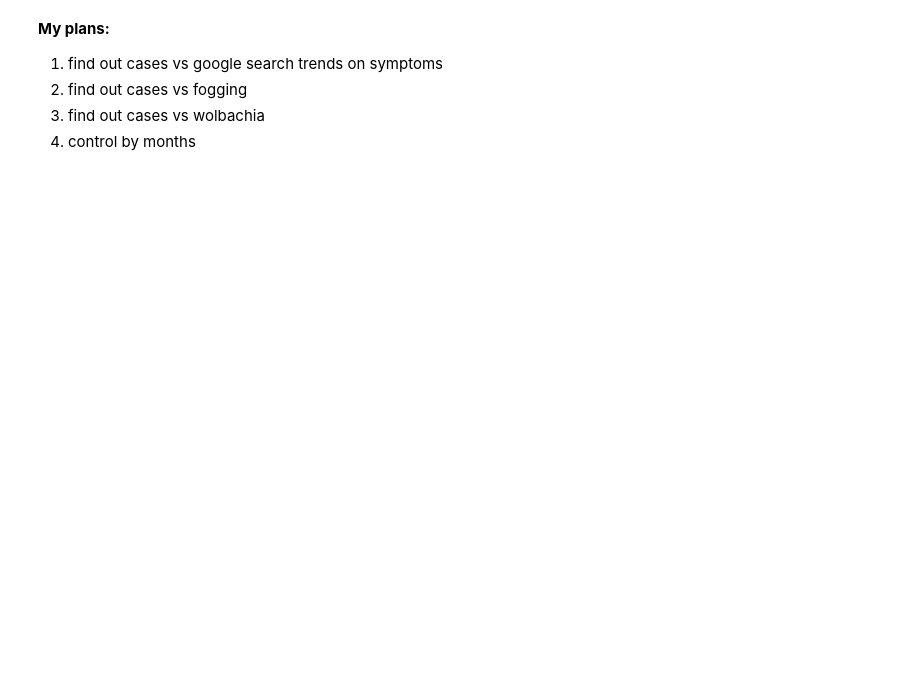
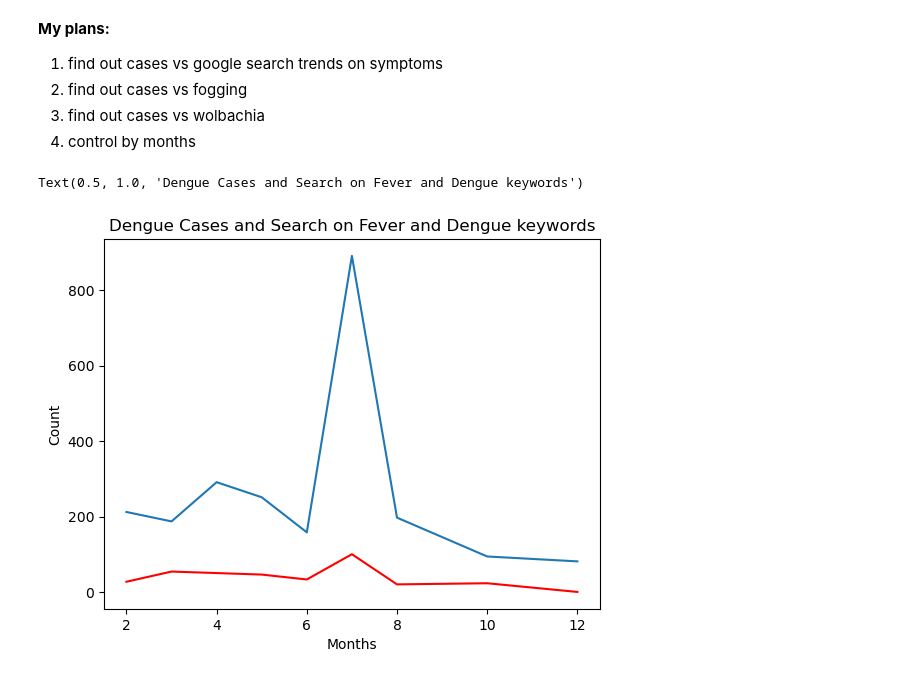
Before and after one commit to lishing/ga_project4_dsif9, a Jupyter notebook: Code/03_EDA/3b_GoogleTrends.ipynb, the cells around one changed output. Cells and saved outputs as stored; diff of their text form; code cells hidden in the pictures; blank space fills up the shorter version.

```diff
--- a/Code/03_EDA/3b_GoogleTrends.ipynb
+++ b/Code/03_EDA/3b_GoogleTrends.ipynb
@@ -182,3 +187,16 @@ Name: dengue_sum, dtype: float64
 2. find out cases vs fogging
 3. find out cases vs wolbachia
 4. control by months
+# %%
+sns.lineplot(x='month', y='dengue_sum', data=merged_df)
+sns.lineplot(x='month', y='dengue_fever_search', data=merged_df, color='red')
+#sns.lineplot(x='month', y='denguefever_and_dengue', data=merged_df, color='green')
+#sns.lineplot(x='month', y='vomitting_and_denguefever', data=merged_df, color='grey')
+
+plt.xlabel('Months')
+plt.ylabel('Count')
+plt.title('Dengue Cases and Search on Fever and Dengue keywords')
+#plt.legend(['Dengue Cases', 'Fever and Dengue', 'Dengue Fever and Dengue', 'Vomitting and Dengue Fever']) -- this doesn't work
+# %% [output]
+Text(0.5, 1.0, 'Dengue Cases and Search on Fever and Dengue keywords')
+[figure, added]
```
Also changed, not shown: parts of 10 cells of this notebook, 4 other files.
